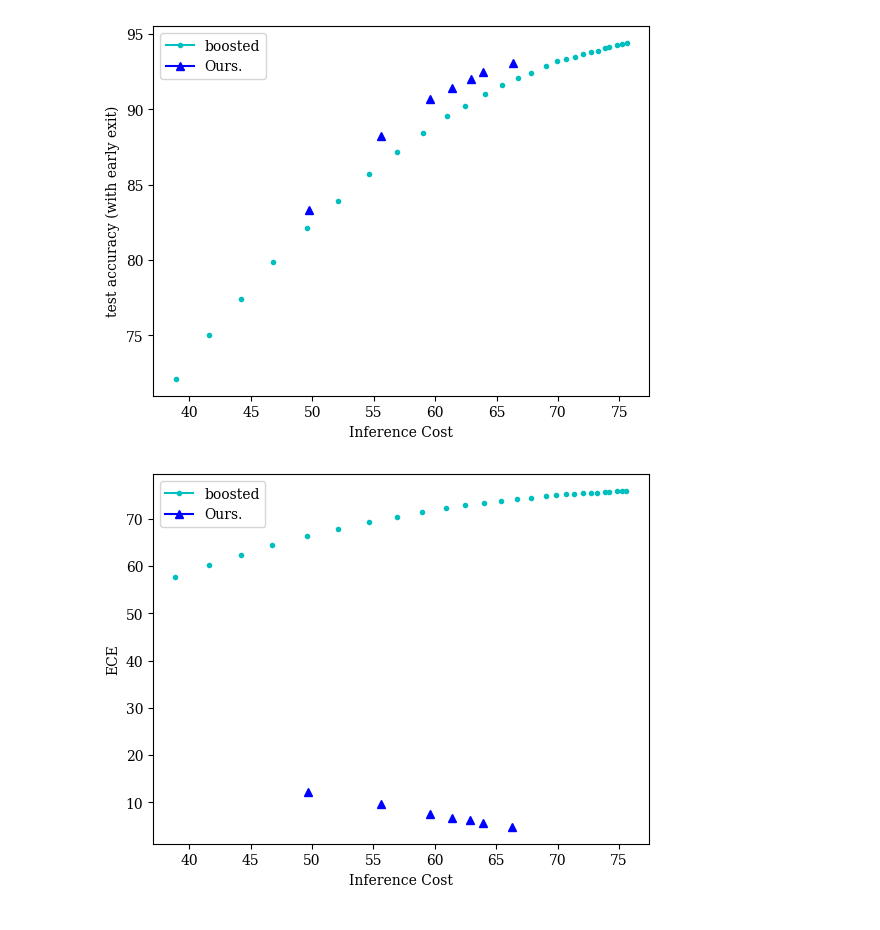
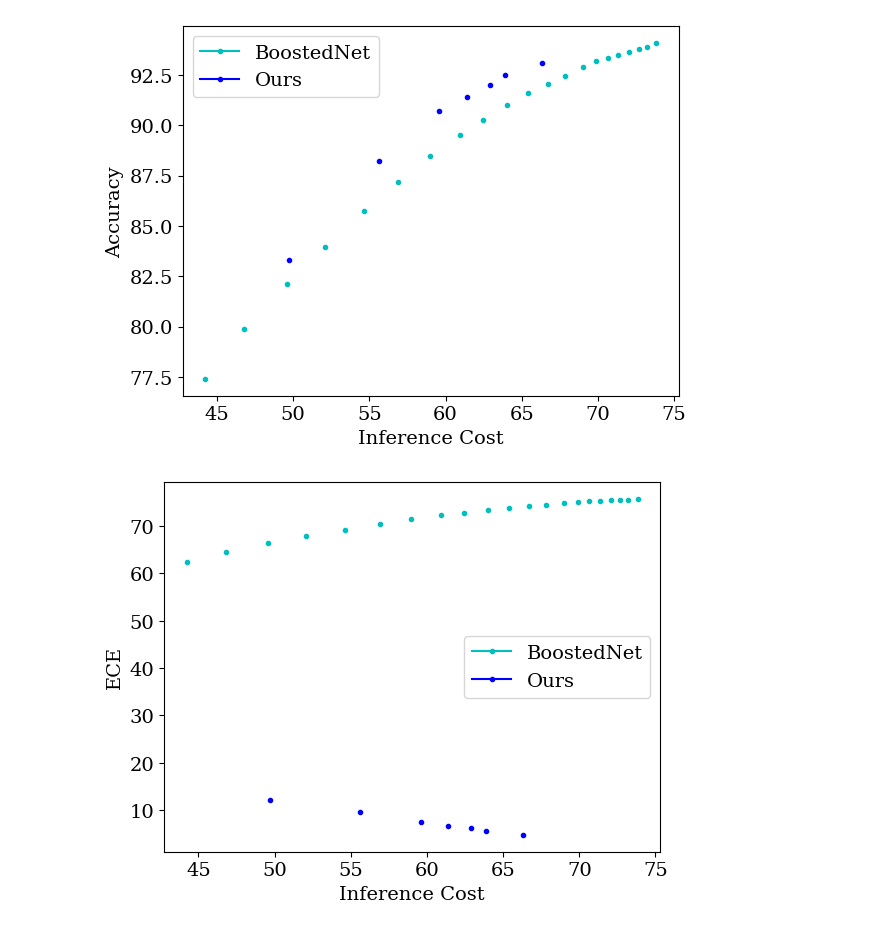
Before and after one commit to networkslab/dynn, a Jupyter notebook: src/notebooks/ce_ic_tradeoff.ipynb, the cells around one changed output. Cells and saved outputs as stored; diff of their text form; code cells hidden in the pictures.

```diff
--- a/src/notebooks/ce_ic_tradeoff.ipynb
+++ b/src/notebooks/ce_ic_tradeoff.ipynb
@@ -32,8 +32,8 @@ boosted_acc_pairs = [
 # [61.450, 30.01, 48.38, 4.46, 95.34],
 # [64.660, 32.45, 51.25, 4.09, 95.29],
 # [68.670, 35.86, 54.77, 3.62, 95.22],
-[72.100, 38.89, 57.77, 3.23, 95.22],
-[75.030, 41.61, 60.30, 2.86, 95.07],
+# [72.100, 38.89, 57.77, 3.23, 95.22],
+# [75.030, 41.61, 60.30, 2.86, 95.07],
 [77.400, 44.23, 62.31, 2.62, 95.23],
 [79.870, 46.78, 64.42, 2.36, 95.19],
 [82.120, 49.56, 66.28, 2.06, 94.99],
@@ -54,13 +54,13 @@ boosted_acc_pairs = [
 [93.660, 72.07, 75.37, 1.06, 95.64],
 [93.800, 72.69, 75.46, 1.05, 95.73],
 [93.900, 73.23, 75.53, 1.05, 95.71],
-[94.090, 73.83, 75.68, 1.05, 95.85],
-[94.120, 74.14, 75.69, 1.05, 95.87],
-[94.290, 74.83, 75.81, 1.04, 95.84],
-[94.330, 75.24, 75.83, 1.03, 95.75],
-[94.410, 75.59, 75.89, 1.03, 95.83]]
-label = 'boosted'
-marker_label = 'boosted'
+[94.090, 73.83, 75.68, 1.05, 95.85]]
+# [94.120, 74.14, 75.69, 1.05, 95.87],
+# [94.290, 74.83, 75.81, 1.04, 95.84],
+# [94.330, 75.24, 75.83, 1.03, 95.75],
+# [94.410, 75.59, 75.89, 1.03, 95.83]]
+label = 'BoostedNet'
+marker_label = 'BoostedNet'
 color = 'c'
 marker = '.'
 boosted_list_dict = create_list_to_plot(boosted_acc_pairs, label,marker, color ,marker_label)
@@ -74,43 +74,43 @@ app4 = [
         [92.0,62.9,6.3,1.14,95.2],
         [92.5,63.9,5.7,1.13,95],
         [93.1,66.3, 4.8, 1.11,95.4 ]]
-label = 'Ours.'
-marker_label = 'Ours.'
+label = 'Ours'
+marker_label = 'Ours'
 color = 'b'
-marker = '^'
+marker = '.'
 our_4results = create_list_to_plot(app4, label,marker, color ,marker_label)
 # %%
 font = {'family' : 'serif',
-        'size'   : 10}
+        'size'   : 14}
 
 combined_dicts = boosted_list_dict+our_4results
 matplotlib.rc('font', **font)
 
 fig = plt.figure()
 ax = plt.subplot(111)
 legend_patches_dict = {}
 for dict_of_result in combined_dicts:
     label = dict_of_result['label']
     marker_label = dict_of_result['marker_label']
     cost = dict_of_result['cost']
     marker = dict_of_result['marker']
     gated_acc = dict_of_result['gated_acc']
     if not marker_label in legend_patches_dict.keys():
         legend_patches_dict[marker_label] = {'color': dict_of_result['color'], 'marker': marker}
     ax.plot(cost, gated_acc, marker, color=dict_of_result['color'])
 # fig.xlabel('- inference cost')
 patches = []
 for patch in legend_patches_dict.keys():
     patches.append(mlines.Line2D([], [], color=legend_patches_dict[patch]['color'], marker = legend_patches_dict[patch]['marker'], label=patch))
 ax.legend(handles=patches)
 ax.set_xlabel('Inference Cost')
-ax.set_ylabel('test accuracy (with early exit)')
+ax.set_ylabel('Accuracy')
 # ax.legend(bbox_to_anchor=(1.1, 1.05, 0.5, 0.2))
 ax.set_in_layout(in_layout=True)
 
-plt.savefig('perf_cost_app1vs3.pdf')
+plt.savefig('cifar10_perf_cost.pdf')
 # %% [output]
-[figure, old version]
+[figure, new version]
 # %%
 plt.close()
 # %%
@@ -139,7 +139,7 @@ ax.set_in_layout(in_layout=True)
 
 plt.savefig('ece_cost.pdf')
 # %% [output]
-[figure, old version]
+[figure, new version]
 # %%
 
 matplotlib.rc('font', **font)
```
Also changed, not shown: parts of 3 cells of this notebook, 1 other file.
